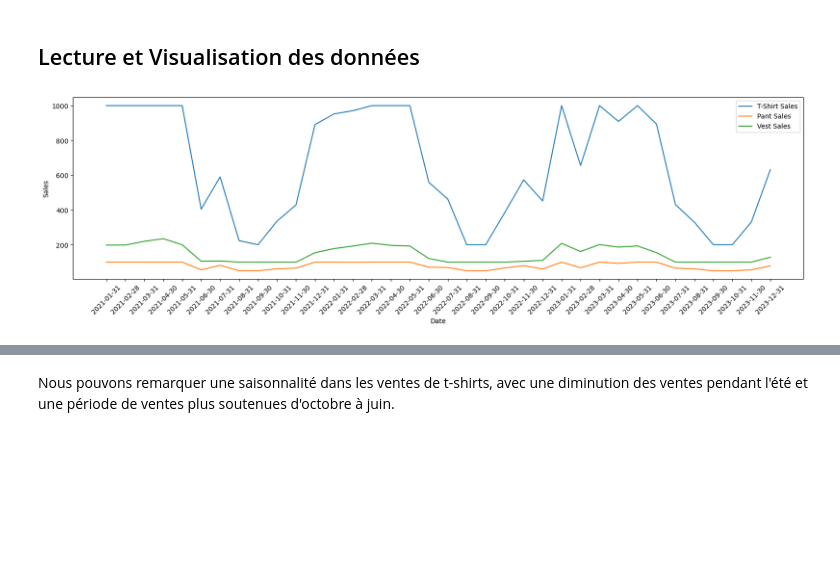
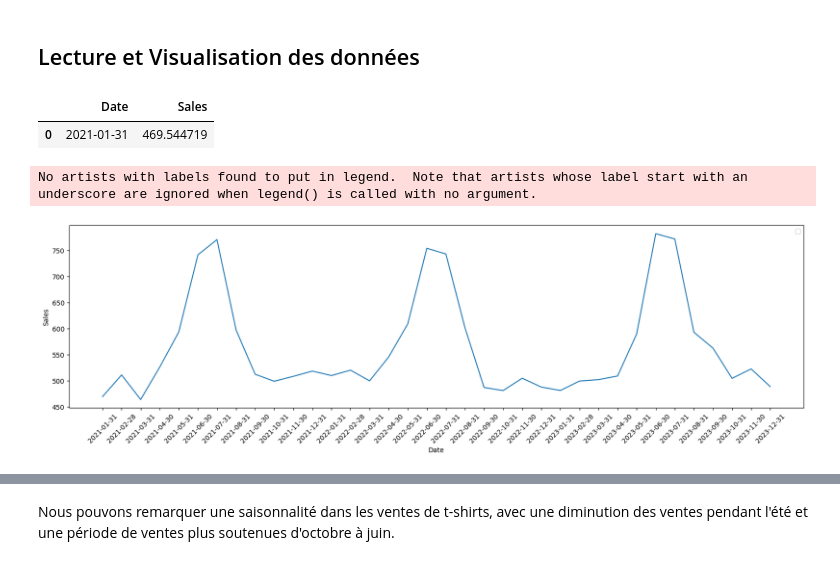
Before and after one commit to BenjaminAlleauIOD/02_demonstrateur, a Jupyter notebook: prevision/notebook_formation.ipynb, the cells around one changed output, grey strips where cells are left out. Saved outputs shown, nothing was run; the diff lists cells and outputs as text; code cells hidden in the pictures; blank space fills up the shorter version.

```diff
--- a/prevision/notebook_formation.ipynb
+++ b/prevision/notebook_formation.ipynb
@@ -12,20 +12,24 @@ from statsmodels.tsa.arima.model import ARIMA
 from statsmodels.tsa.statespace.sarimax import SARIMAX
 # %% [markdown]
 ## Lecture et Visualisation des données
+# %%
+df.head(1)
+# %% [output]
+|  | Date | Sales |
+| 0 | 2021-01-31 | 469.544719 |
 # %%
 # 1ere étape: Visualiser les données
 # Charger les données
-df = pd.read_csv('sales_data.csv')
+df = pd.read_csv('sales_data_boulon.csv')
 
 # Afficher les ventes des produits
 plt.figure(figsize=[20, 5])
-plt.plot(df['Date'], df['TShirt_Sales'], label='T-Shirt Sales')
-plt.plot(df['Date'], df['Pant_Sales'], label='Pant Sales')
-plt.plot(df['Date'], df['Vest_Sales'], label='Vest Sales')
+plt.plot(df['Date'], df['Sales'])
 plt.xlabel('Date',)
 plt.ylabel('Sales')
 plt.xticks(rotation=45)
 plt.legend()
 plt.show()
 # %% [output]
+No artists with labels found to put in legend.  Note that artists whose label start with an underscore are ignored when legend() is called with no argument.
-[figure, old version]
+[figure, new version]
```
Also changed, not shown: parts of 7 cells of this notebook, 13 other files.
